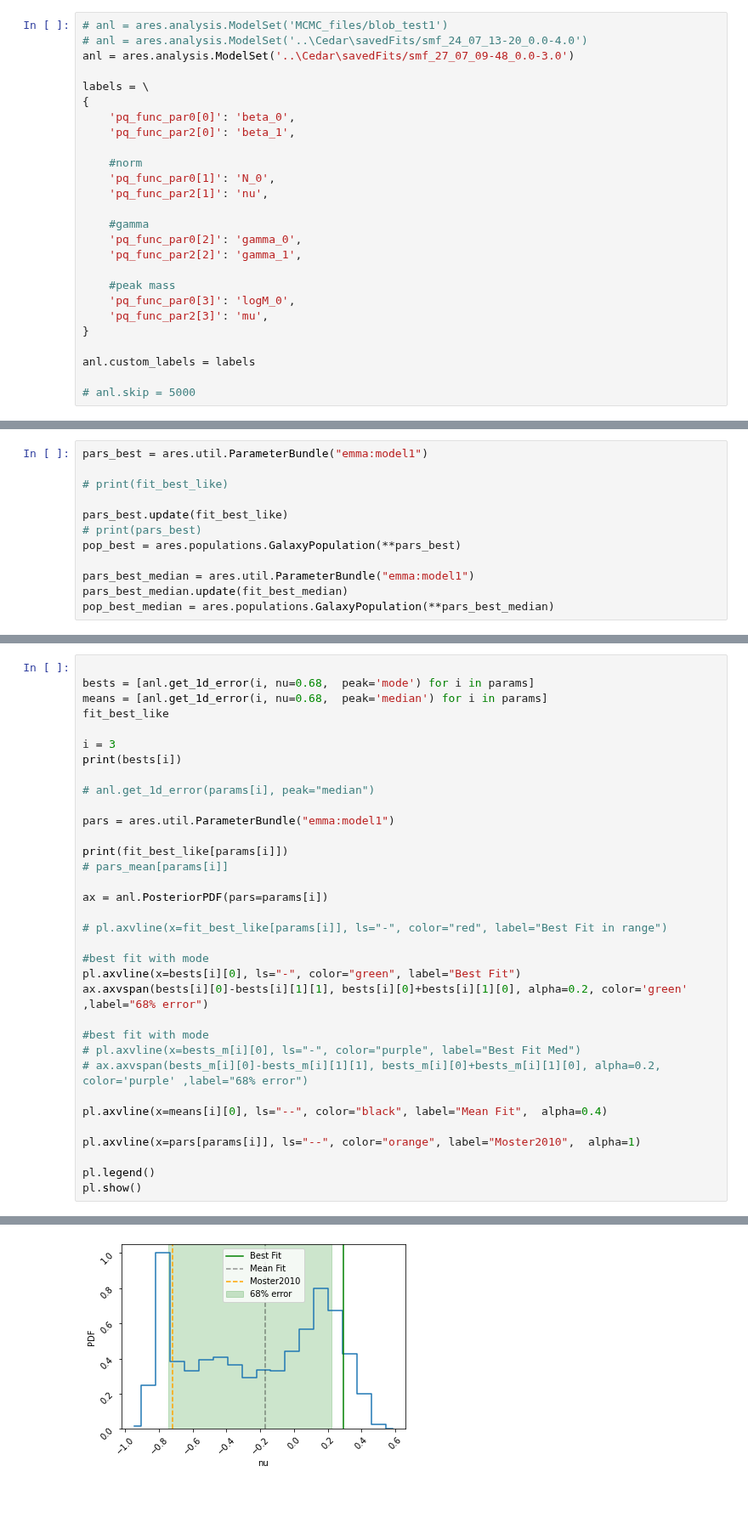
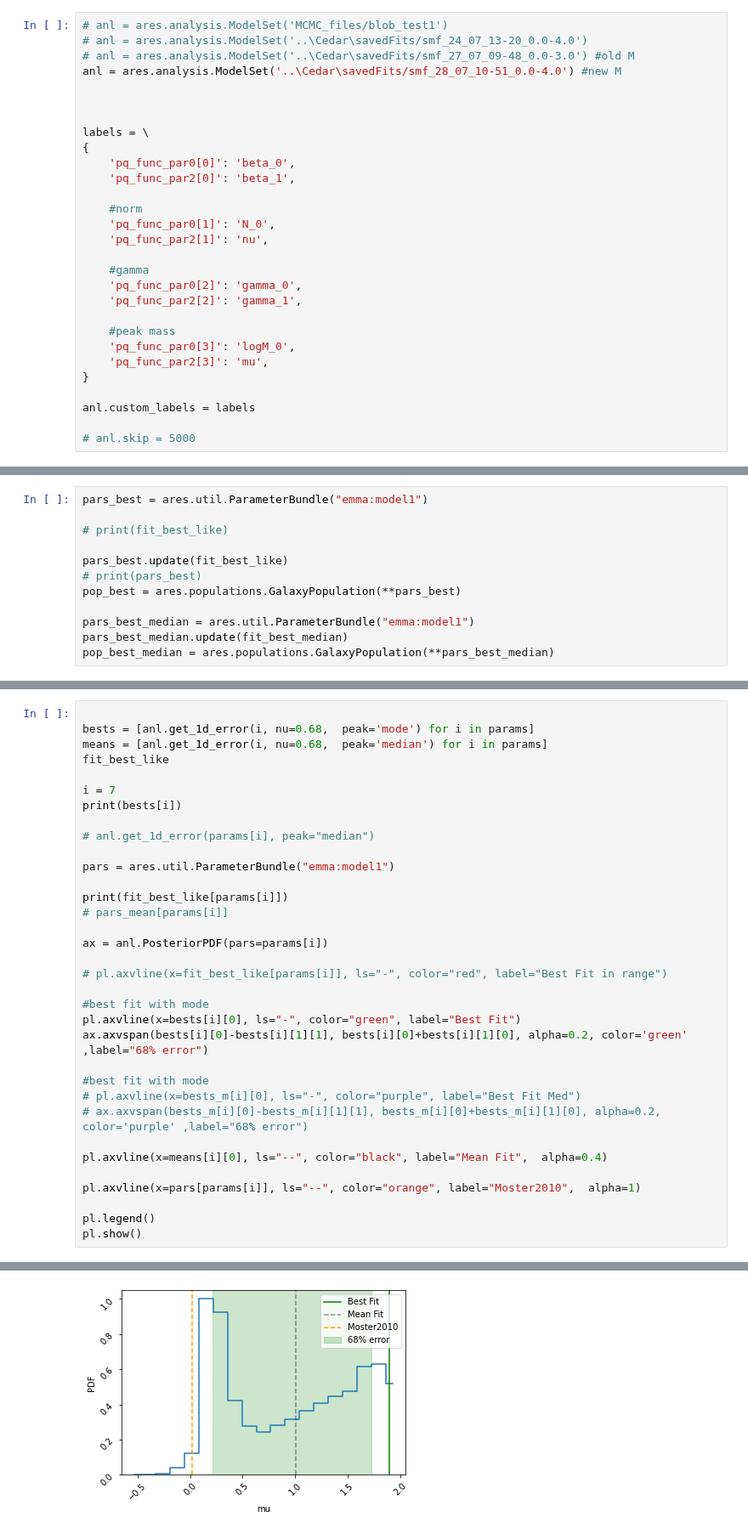
Before and after one commit to eklem1/GalaxySim, a Jupyter notebook: FitResults.ipynb, the cells around one changed output, grey strips where cells are left out. Shown at 85% size. Cells and saved outputs as stored; diff of their text form; blank space fills up the shorter version.

```diff
--- a/FitResults.ipynb
+++ b/FitResults.ipynb
@@ -29,7 +29,10 @@ blob_f2 = ['SFRD']
 # %%
 # anl = ares.analysis.ModelSet('MCMC_files/blob_test1')
 # anl = ares.analysis.ModelSet('..\Cedar\savedFits/smf_24_07_13-20_0.0-4.0')
-anl = ares.analysis.ModelSet('..\Cedar\savedFits/smf_27_07_09-48_0.0-3.0')
+# anl = ares.analysis.ModelSet('..\Cedar\savedFits/smf_27_07_09-48_0.0-3.0') #old M
+anl = ares.analysis.ModelSet('..\Cedar\savedFits/smf_28_07_10-51_0.0-4.0') #new M
+
+
 
 labels = \
 {
@@ -233,7 +236,7 @@ bests = [anl.get_1d_error(i, nu=0.68,  peak='mode') for i in params]
 means = [anl.get_1d_error(i, nu=0.68,  peak='median') for i in params]
 fit_best_like
 
-i = 3
+i = 7
 print(bests[i])
 
 # anl.get_1d_error(params[i], peak="median")
@@ -267,4 +270,4 @@ pl.show()
-[figure, old version]
+[figure, new version]
 # %%
 ticks = np.linspace(0, len(anl.logL)-1, len(anl.logL))
 
```
Also changed, not shown: parts of 12 cells of this notebook, 3 other files.
